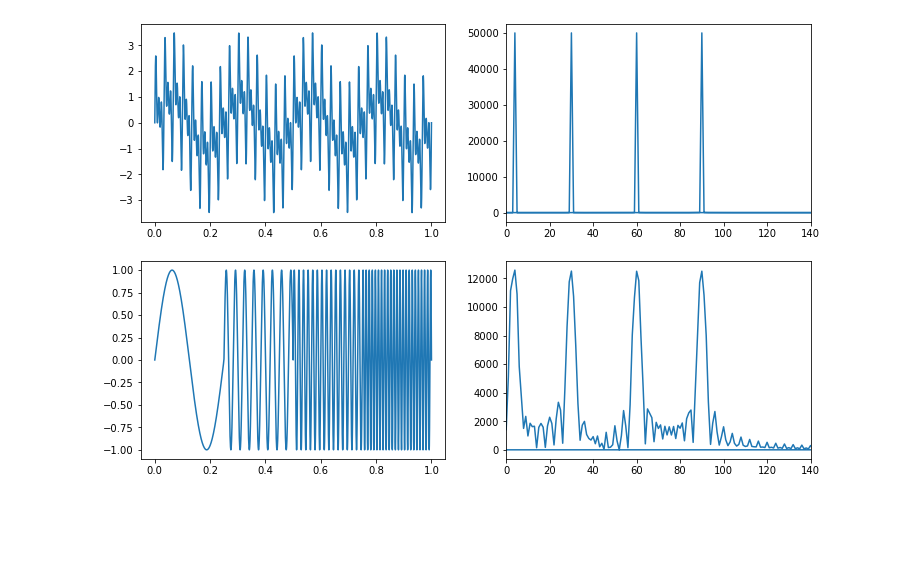
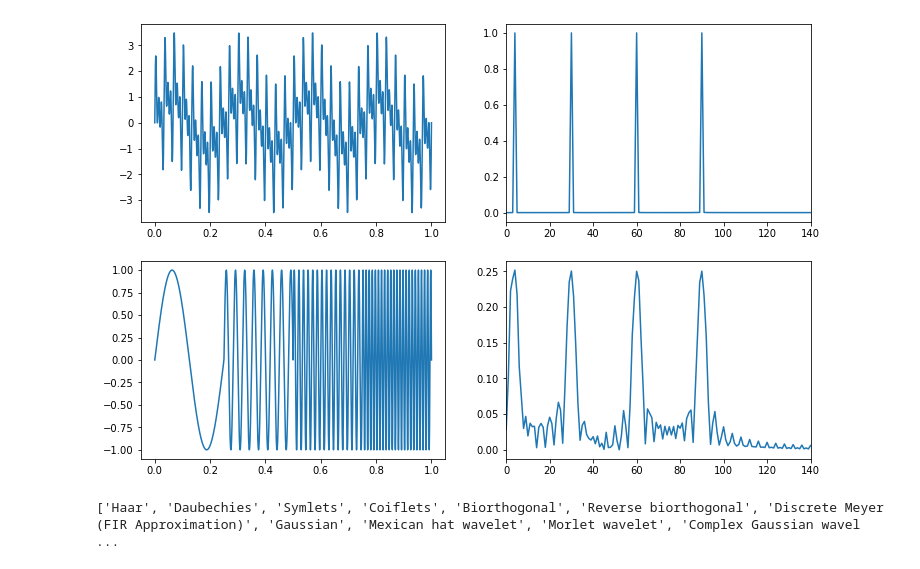
Before and after one commit to pralad-p/stats-works, a Jupyter notebook: wavelet-transform.ipynb, the cells around one changed output. Saved outputs shown, nothing was run; the diff lists cells and outputs as text; code cells hidden in the pictures; blank space fills up the shorter version.

Commit message:
mother wavelets

```diff
--- a/wavelet-transform.ipynb
+++ b/wavelet-transform.ipynb
@@ -9,36 +9,42 @@ from scipy.fft import fft, fftfreq
 # %%
 # Fourier transform introduction
 t_n = 1
 N = pow(10,5)
 T = t_n / N
 f_s = 1 / T
 
 xa = np.linspace(0,t_n,N)
 xb = np.linspace(0, t_n/4, N//4)
 
 frequencies = [4, 30, 60, 90]
 y1a, y1b = np.sin(2*np.pi*frequencies[0]*xa), np.sin(2*np.pi*frequencies[0]*xb)
 y2a, y2b = np.sin(2*np.pi*frequencies[1]*xa), np.sin(2*np.pi*frequencies[1]*xb)
 y3a, y3b = np.sin(2*np.pi*frequencies[2]*xa), np.sin(2*np.pi*frequencies[2]*xb)
 y4a, y4b = np.sin(2*np.pi*frequencies[3]*xa), np.sin(2*np.pi*frequencies[3]*xb)
 
 composite_signal1 = y1a + y2a + y3a + y4a
 composite_signal2 = np.concatenate([y1b, y2b, y3b, y4b])
 
-f_values_1, fft_values_1 = fftfreq(N, T)[:N],fft(composite_signal1)
-f_values_2, fft_values_2 = fftfreq(N, T)[:N],fft(composite_signal2)
-
-
+f_values_1, fft_values_1 = np.linspace(0.0, 1.0/(2.0*T), N//2),fft(composite_signal1)
+f_values_2, fft_values_2 = np.linspace(0.0, 1.0/(2.0*T), N//2),fft(composite_signal2)
+# print(len(composite_signal1))
+# print(len(fft_values_1))
 
 fig, axarr = plt.subplots(2,2,figsize=(12,8))
 axarr[0,0].plot(xa,composite_signal1)
 axarr[1,0].plot(xa,composite_signal2)
-axarr[0,1].plot(f_values_1,np.abs(fft_values_1))
+axarr[0,1].plot(f_values_1,2.0/N * np.abs(fft_values_1[:N//2]))
 axarr[0,1].set_xlim([0,140])
-axarr[1,1].plot(f_values_2,np.abs(fft_values_2))
+axarr[1,1].plot(f_values_2,2.0/N * np.abs(fft_values_2[:N//2]))
 axarr[1,1].set_xlim([0,140])
 
 
 plt.show()
 # %% [output]
-[figure, old version]
+[figure, new version]
+# %%
+# Different types of mother wavelets
+import pywt
+print(pywt.families(short=False))
+# %% [output]
+['Haar', 'Daubechies', 'Symlets', 'Coiflets', 'Biorthogonal', 'Reverse biorthogonal', 'Discrete Meyer (FIR Approximation)', 'Gaussian', 'Mexican hat wavelet', 'Morlet wavelet', 'Complex Gaussian wavel ...
```
Also changed, not shown: parts of 2 cells of this notebook.
